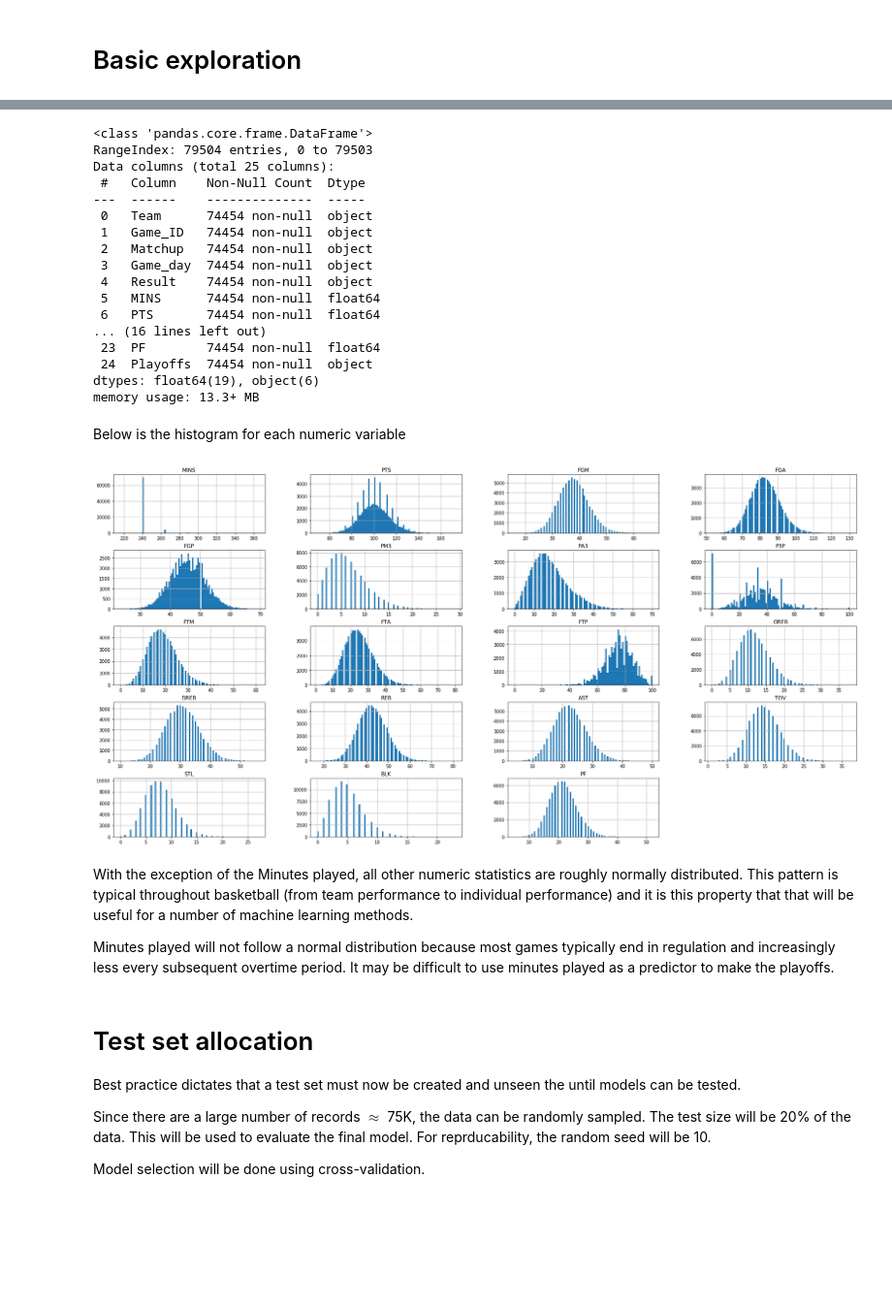
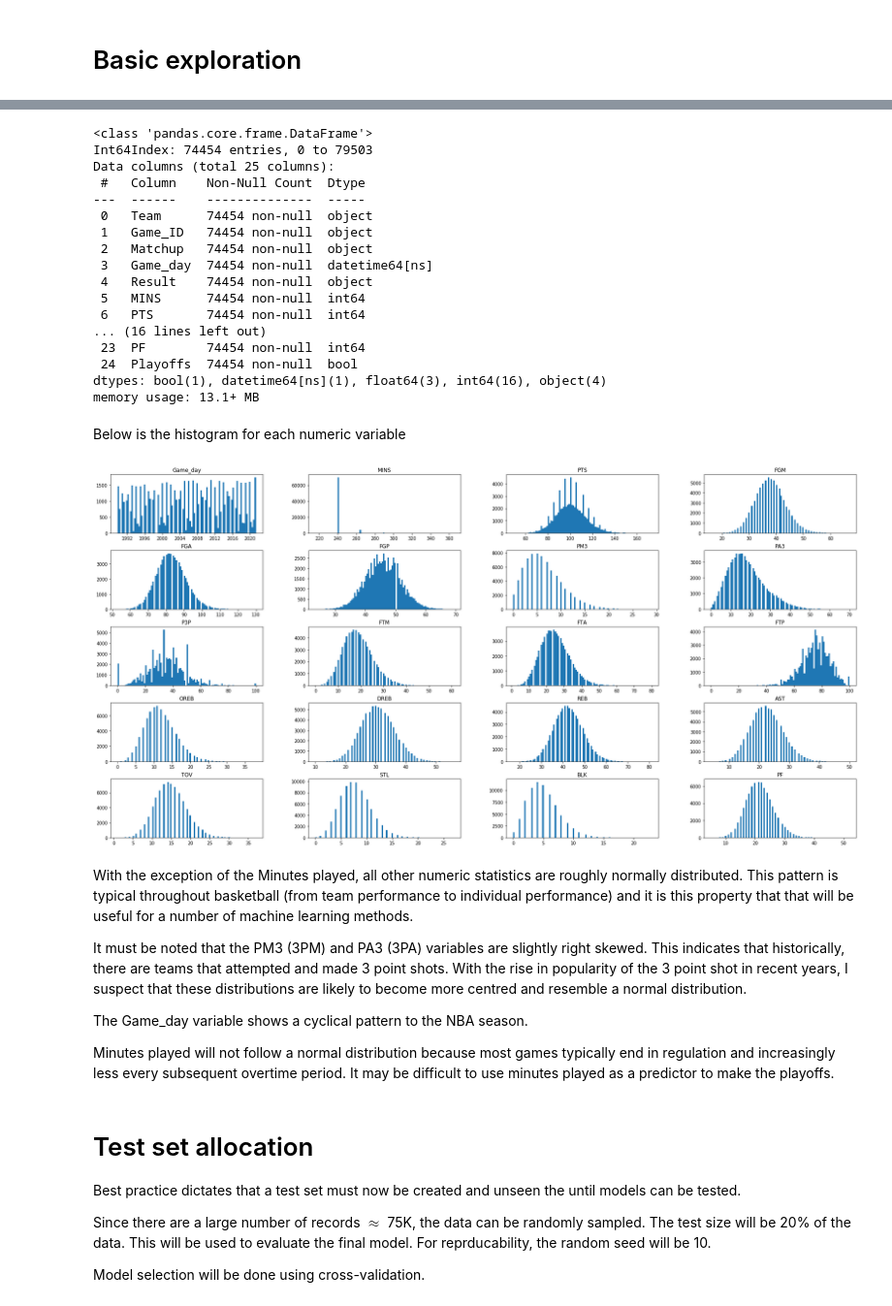
Before and after one commit to Blunt10K/NBA, a Jupyter notebook: notebooks/NBA Playoff Predictions.ipynb, the cells around one changed output, grey strips where cells are left out. Shown at 97% size. Cells and saved outputs as stored; diff of their text form; code cells hidden in the pictures; blank space fills up the shorter version.

```diff
--- a/notebooks/NBA Playoff Predictions.ipynb
+++ b/notebooks/NBA Playoff Predictions.ipynb
@@ -23,7 +23,7 @@ engine = sqlalchemy.create_engine("mariadb+mariadbconnector://"+environ.get("USE
 command = "SELECT Teams.Name AS Team, Team_box_scores.* FROM Team_box_scores"+\
 " INNER JOIN Teams ON Team_box_scores.Team_ID = Teams.ID "
 
-df = pd.read_sql(command,engine)
+df = pd.read_sql(command,engine,parse_dates='Game_day')
 # %%
 drop_columns = ['Team_ID']
 df.drop(columns=drop_columns,inplace = True)
@@ -45,7 +45,7 @@ for t,s,y in gdf.index:
 # %% [markdown]
 Now that the playoff status has been established, the temporary variables can be removed
 # %%
-df.loc[:,:] = df.loc[df['Season_type']=='002']
+df = df.loc[df['Season_type']=='002']
 drop_cols = ['Season_type','Year']
 df.drop(columns = drop_cols,inplace=True)
 # %% [markdown]
@@ -56,35 +80,39 @@ The data is clean with only 3 null values for the variable P3P (3P%) which means
 df.info()
 # %% [output]
 <class 'pandas.core.frame.DataFrame'>
-RangeIndex: 79504 entries, 0 to 79503
+Int64Index: 74454 entries, 0 to 79503
 Data columns (total 25 columns):
  #   Column    Non-Null Count  Dtype
 ---  ------    --------------  -----
  0   Team      74454 non-null  object
  1   Game_ID   74454 non-null  object
  2   Matchup   74454 non-null  object
- 3   Game_day  74454 non-null  object
+ 3   Game_day  74454 non-null  datetime64[ns]
  4   Result    74454 non-null  object
- 5   MINS      74454 non-null  float64
- 6   PTS       74454 non-null  float64
+ 5   MINS      74454 non-null  int64
+ 6   PTS       74454 non-null  int64
 ... (16 lines left out)
- 23  PF        74454 non-null  float64
- 24  Playoffs  74454 non-null  object
-dtypes: float64(19), object(6)
-memory usage: 13.3+ MB
+ 23  PF        74454 non-null  int64
+ 24  Playoffs  74454 non-null  bool
+dtypes: bool(1), datetime64[ns](1), float64(3), int64(16), object(4)
+memory usage: 13.1+ MB
 # %%
 df.fillna(value={'P3P':0},inplace=True)
 # %% [markdown]
 Below is the histogram for each numeric variable
 # %%
 import matplotlib.pyplot as plt
-df.hist(bins = 100,figsize=(30,15))
+df.hist(bins = 100,figsize=(30,15),grid=False)
 plt.show()
 # %% [output]
-[figure, old version]
+[figure, new version]
 # %% [markdown]
 With the exception of the Minutes played, all other numeric statistics are roughly normally distributed. This pattern is typical throughout basketball (from team performance to individual performance) and it is this property that that will be useful for a number of machine learning methods.
 
+It must be noted that the PM3 (3PM) and PA3 (3PA) variables are slightly right skewed. This indicates that historically, there are teams that attempted and made 3 point shots. With the rise in popularity of the 3 point shot in recent years, I suspect that these distributions are likely to become more centred and resemble a normal distribution.
+
+The Game_day variable shows a cyclical pattern to the NBA season.
+
 Minutes played will not follow a normal distribution because most games typically end in regulation and increasingly less every subsequent overtime period. It may be difficult to use minutes played as a predictor to make the playoffs.
 # %% [markdown]
 # Test set allocation
```
Also changed, not shown: parts of 15 cells of this notebook, 1 other file.
